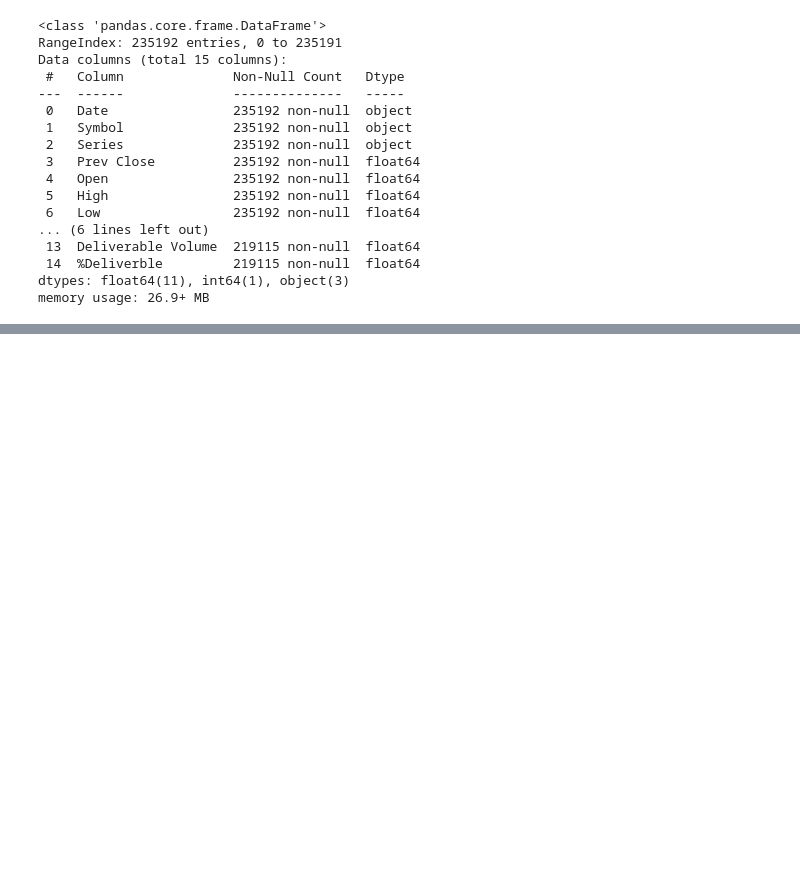
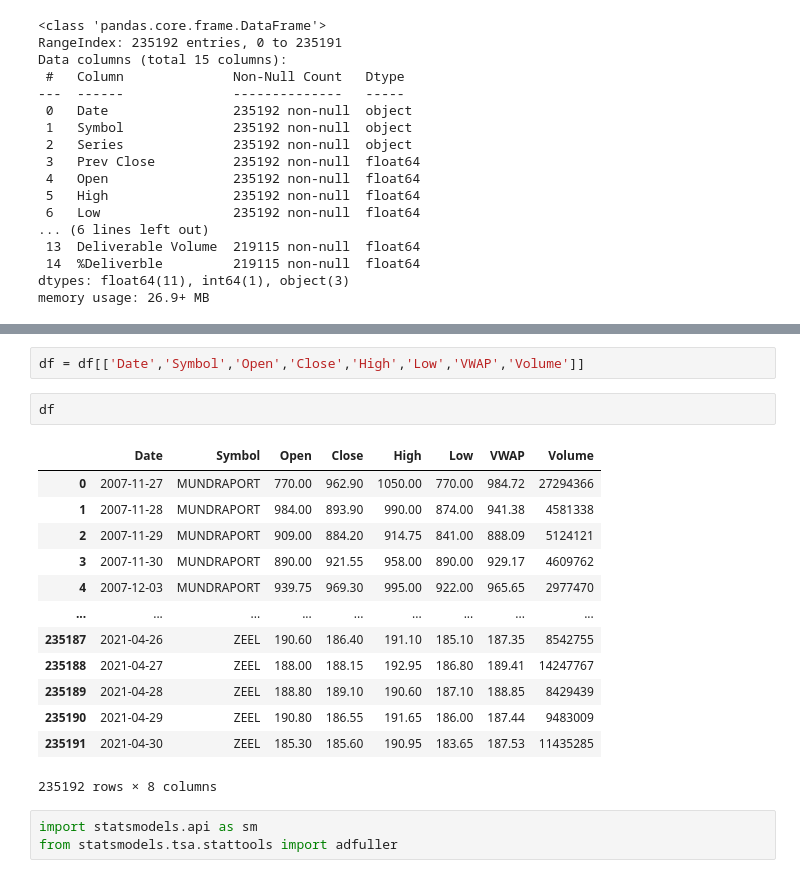
Before and after one commit to KOWSALYAAARU/test_app, a Jupyter notebook: Case_study_2.ipynb, the cells around one changed output, grey strips where cells are left out. Drawn from its saved outputs; the diff is of its cells as text; blank space fills up the shorter version.

```diff
--- a/Case_study_2.ipynb
+++ b/Case_study_2.ipynb
@@ -57,0 +82,21 @@ memory usage: 26.9+ MB
+# %%
+df = df[['Date','Symbol','Open','Close','High','Low','VWAP','Volume']]
+# %%
+df
+# %% [output]
+|  | Date | Symbol | Open | Close | High | Low | VWAP | Volume |
+| 0 | 2007-11-27 | MUNDRAPORT | 770.00 | 962.90 | 1050.00 | 770.00 | 984.72 | 27294366 |
+| 1 | 2007-11-28 | MUNDRAPORT | 984.00 | 893.90 | 990.00 | 874.00 | 941.38 | 4581338 |
+| 2 | 2007-11-29 | MUNDRAPORT | 909.00 | 884.20 | 914.75 | 841.00 | 888.09 | 5124121 |
+| 3 | 2007-11-30 | MUNDRAPORT | 890.00 | 921.55 | 958.00 | 890.00 | 929.17 | 4609762 |
+| 4 | 2007-12-03 | MUNDRAPORT | 939.75 | 969.30 | 995.00 | 922.00 | 965.65 | 2977470 |
+| ... | ... | ... | ... | ... | ... | ... | ... | ... |
+| 235187 | 2021-04-26 | ZEEL | 190.60 | 186.40 | 191.10 | 185.10 | 187.35 | 8542755 |
+| 235188 | 2021-04-27 | ZEEL | 188.00 | 188.15 | 192.95 | 186.80 | 189.41 | 14247767 |
+| 235189 | 2021-04-28 | ZEEL | 188.80 | 189.10 | 190.60 | 187.10 | 188.85 | 8429439 |
+| 235190 | 2021-04-29 | ZEEL | 190.80 | 186.55 | 191.65 | 186.00 | 187.44 | 9483009 |
+| 235191 | 2021-04-30 | ZEEL | 185.30 | 185.60 | 190.95 | 183.65 | 187.53 | 11435285 |
+235192 rows × 8 columns
+# %%
+import statsmodels.api as sm
+from statsmodels.tsa.stattools import adfuller
```
Also changed, not shown: parts of 5 cells of this notebook.
